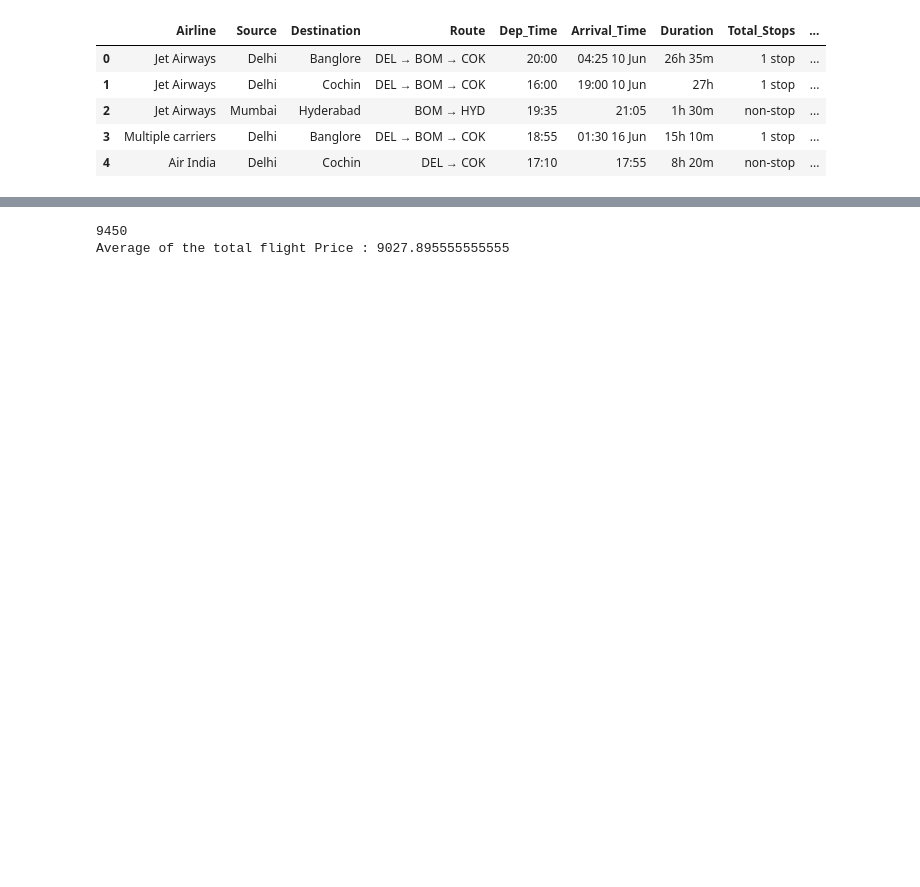
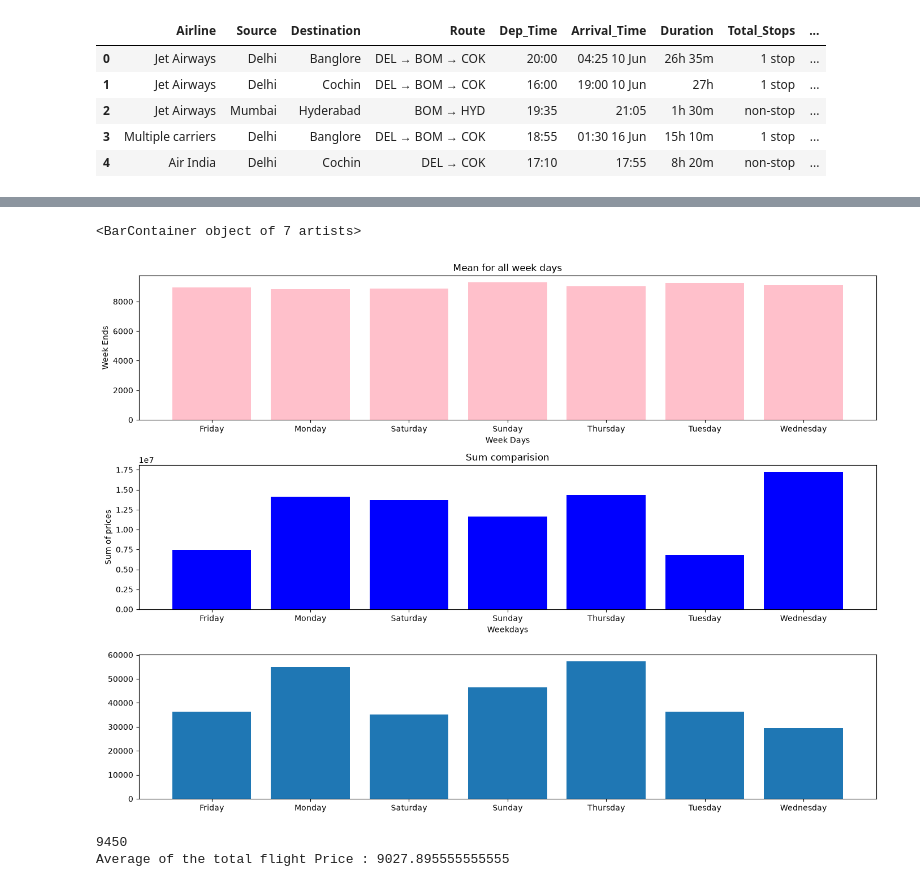
Before and after one commit to 24f3004979/Lab, a Jupyter notebook: src/lab/Machine/PandasBasics.ipynb, the cells around one changed output, grey strips where cells are left out. Drawn from its saved outputs; the diff is of its cells as text; code cells hidden in the pictures; blank space fills up the shorter version.

```diff
--- a/src/lab/Machine/PandasBasics.ipynb
+++ b/src/lab/Machine/PandasBasics.ipynb
@@ -41,3 +55,39 @@ min     1759.000000     3.000000     1.000000
+# %%
+mean = df.groupby("WeekDay")["Price"].mean() # All week days average
+
+import matplotlib.pyplot as plt
+
+x = mean.index
+y = mean
+
+fig, axs = plt.subplots(3,1, figsize=(14,10),layout="tight")
+
+
+# Ploting first mean graph
+axs[0].bar(x,y, color="pink")
+axs[0].set(
+    title="Mean for all week days",
+    xlabel="Week Days",
+    ylabel="Week Ends"
+)
+
+sumed = df.groupby("WeekDay")["Price"].sum()
+
+y2 = sumed
+axs[1].bar(x,y2, color="blue")
+axs[1].set(
+    title="Sum comparision",
+    xlabel="Weekdays",
+    ylabel="Sum of prices"
+)
+
+info = df.groupby("WeekDay")["Price"].max()
+
+y3 = info
+axs[2].bar(x, y3)
+# %% [output]
+<BarContainer object of 7 artists>
+[figure, added]
 # %%
 # Flight ticket price average
 
```
Also changed, not shown: parts of 3 cells of this notebook, 5 other files.
